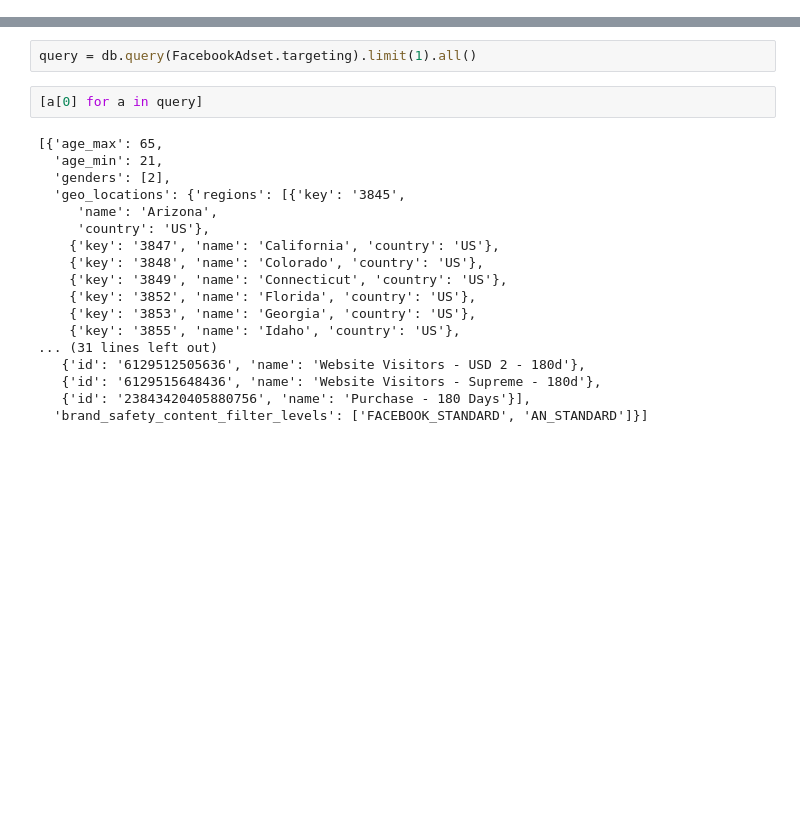
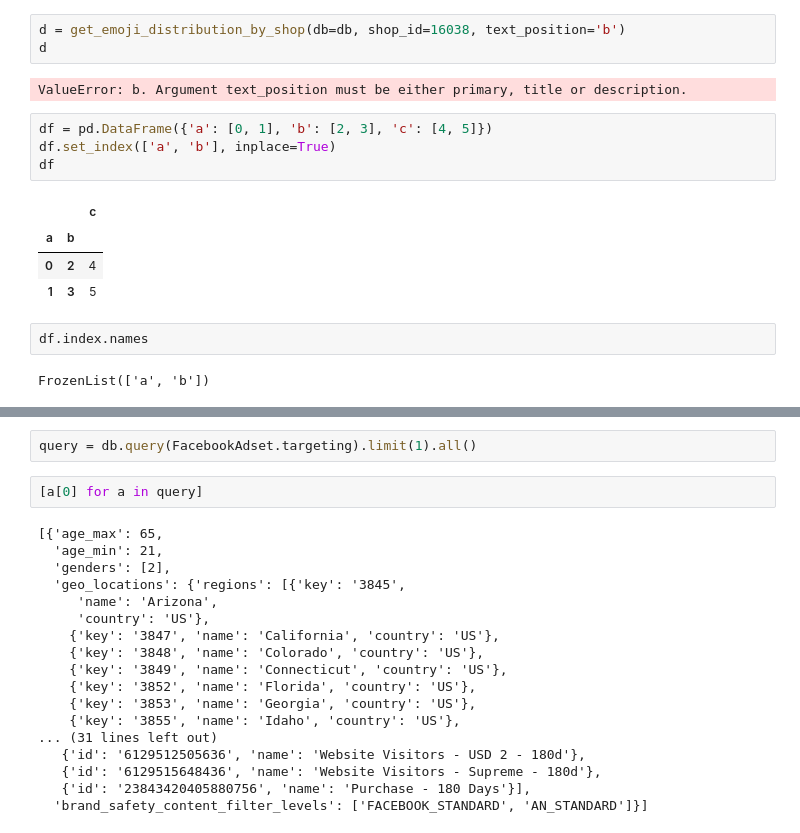
Before and after one commit to Katja-Lebesgue/premium_dashboard, a Jupyter notebook: tmp.ipynb, the cells around one changed output, grey strips where cells are left out. Saved outputs shown, nothing was run; the diff lists cells and outputs as text; blank space fills up the shorter version.

```diff
--- a/tmp.ipynb
+++ b/tmp.ipynb
@@ -16,0 +42,18 @@ base I am using: prod.cw6tznt1p9hq.us-east-1.rds.amazonaws.com
+# %%
+d = get_emoji_distribution_by_shop(db=db, shop_id=16038, text_position='b')
+d
+# %% [output]
+ValueError: b. Argument text_position must be either primary, title or description.
+# %%
+df = pd.DataFrame({'a': [0, 1], 'b': [2, 3], 'c': [4, 5]})
+df.set_index(['a', 'b'], inplace=True)
+df
+# %% [output]
+|  |  | c |
+| a | b |  |
+| 0 | 2 | 4 |
+| 1 | 3 | 5 |
+# %%
+df.index.names
+# %% [output]
+FrozenList(['a', 'b'])
```
Also changed, not shown: parts of 22 cells of this notebook, 15 other files.
